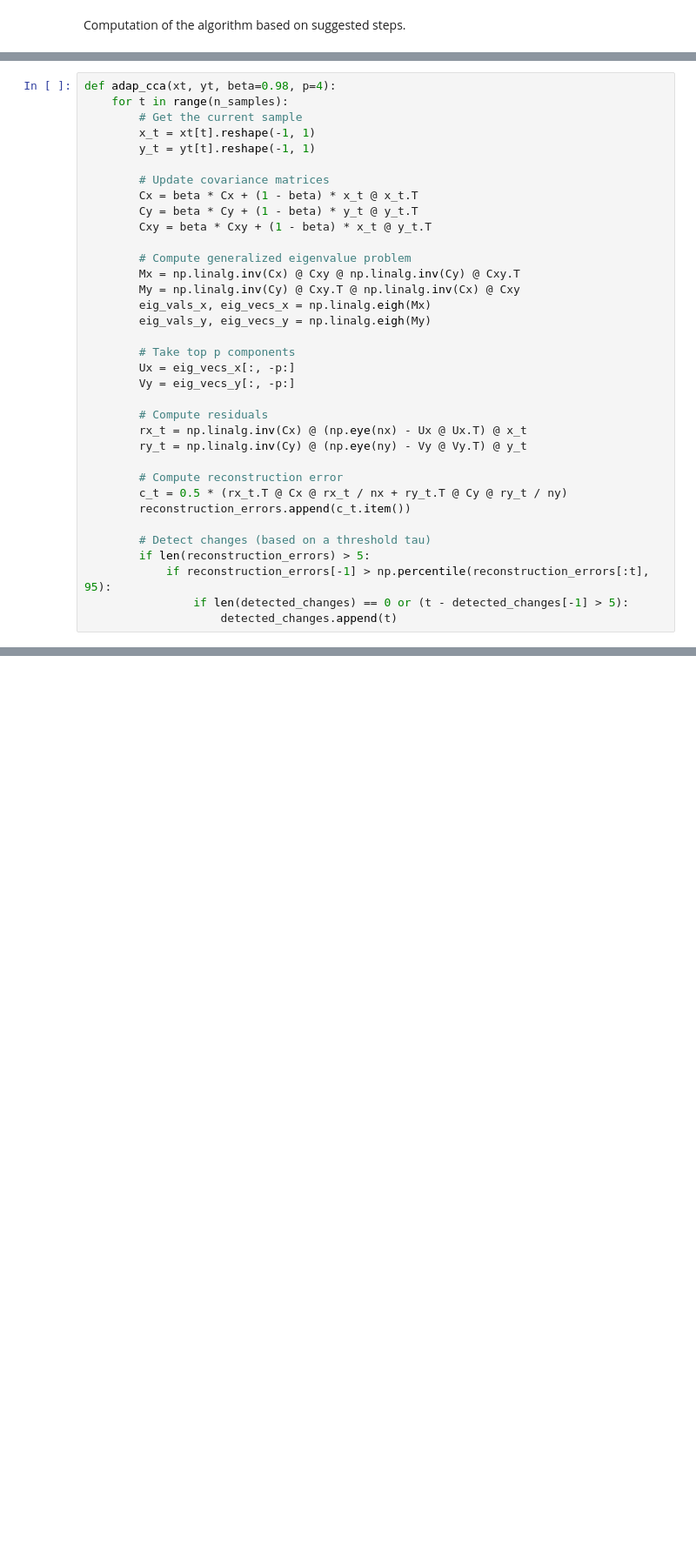
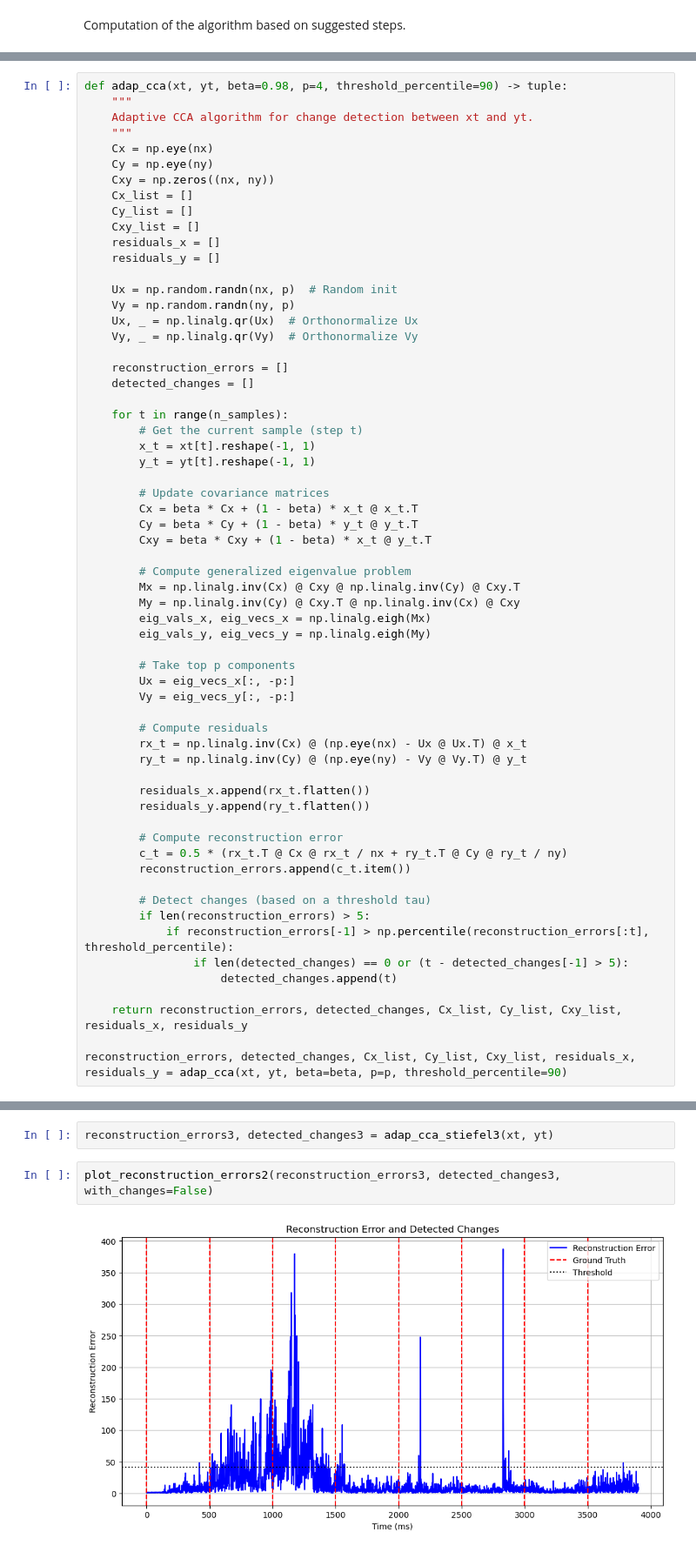
Before and after one commit to anacarsi/ss24_CCA_Reduced_Rank, a Jupyter notebook: src/bci_competition.ipynb, the cells around one changed output, grey strips where cells are left out. Shown at 87% size. Cells and saved outputs as stored; diff of their text form; blank space fills up the shorter version.

```diff
--- a/src/bci_competition.ipynb
+++ b/src/bci_competition.ipynb
@@ -130,7 +490,27 @@ Computation of the algorithm based on suggested steps.
 # %%
-def adap_cca(xt, yt, beta=0.98, p=4):
+def adap_cca(xt, yt, beta=0.98, p=4, threshold_percentile=90) -> tuple:
+    """
+    Adaptive CCA algorithm for change detection between xt and yt.
+    """
+    Cx = np.eye(nx)
+    Cy = np.eye(ny)
+    Cxy = np.zeros((nx, ny))
+    Cx_list = []
+    Cy_list = []
+    Cxy_list = []
+    residuals_x = []
+    residuals_y = []
+
+    Ux = np.random.randn(nx, p)  # Random init
+    Vy = np.random.randn(ny, p)
+    Ux, _ = np.linalg.qr(Ux)  # Orthonormalize Ux
+    Vy, _ = np.linalg.qr(Vy)  # Orthonormalize Vy
+
+    reconstruction_errors = []
+    detected_changes = []
+
     for t in range(n_samples):
-        # Get the current sample
+        # Get the current sample (step t)
         x_t = xt[t].reshape(-1, 1)
         y_t = yt[t].reshape(-1, 1)
 
@@ -153,12 +533,19 @@ def adap_cca(xt, yt, beta=0.98, p=4):
         rx_t = np.linalg.inv(Cx) @ (np.eye(nx) - Ux @ Ux.T) @ x_t
         ry_t = np.linalg.inv(Cy) @ (np.eye(ny) - Vy @ Vy.T) @ y_t
 
+        residuals_x.append(rx_t.flatten())
+        residuals_y.append(ry_t.flatten())
+
         # Compute reconstruction error
         c_t = 0.5 * (rx_t.T @ Cx @ rx_t / nx + ry_t.T @ Cy @ ry_t / ny)
         reconstruction_errors.append(c_t.item())
 
         # Detect changes (based on a threshold tau)
         if len(reconstruction_errors) > 5:
-            if reconstruction_errors[-1] > np.percentile(reconstruction_errors[:t], 95):
+            if reconstruction_errors[-1] > np.percentile(reconstruction_errors[:t], threshold_percentile):
                 if len(detected_changes) == 0 or (t - detected_changes[-1] > 5):
                     detected_changes.append(t)
+
+    return reconstruction_errors, detected_changes, Cx_list, Cy_list, Cxy_list, residuals_x, residuals_y
+
+reconstruction_errors, detected_changes, Cx_list, Cy_list, Cxy_list, residuals_x, residuals_y = adap_cca(xt, yt, beta=beta, p=p, threshold_percentile=90)
@@ -164,0 +885,6 @@ def adap_cca(xt, yt, beta=0.98, p=4):
+# %%
+reconstruction_errors3, detected_changes3 = adap_cca_stiefel3(xt, yt)
+# %%
+plot_reconstruction_errors2(reconstruction_errors3, detected_changes3, with_changes=False)
+# %% [output]
+[figure, added]
```
Also changed, not shown: parts of 43 cells of this notebook, 12 other files.
